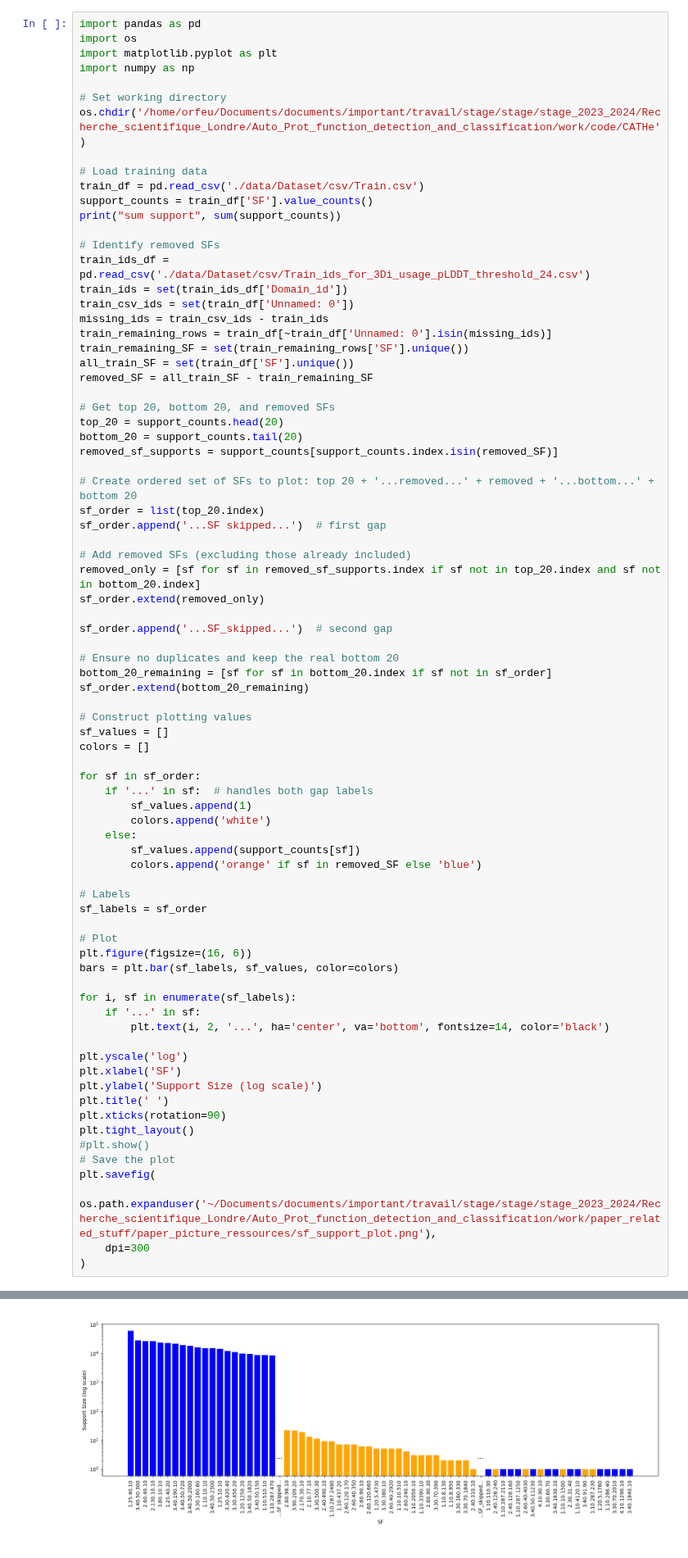
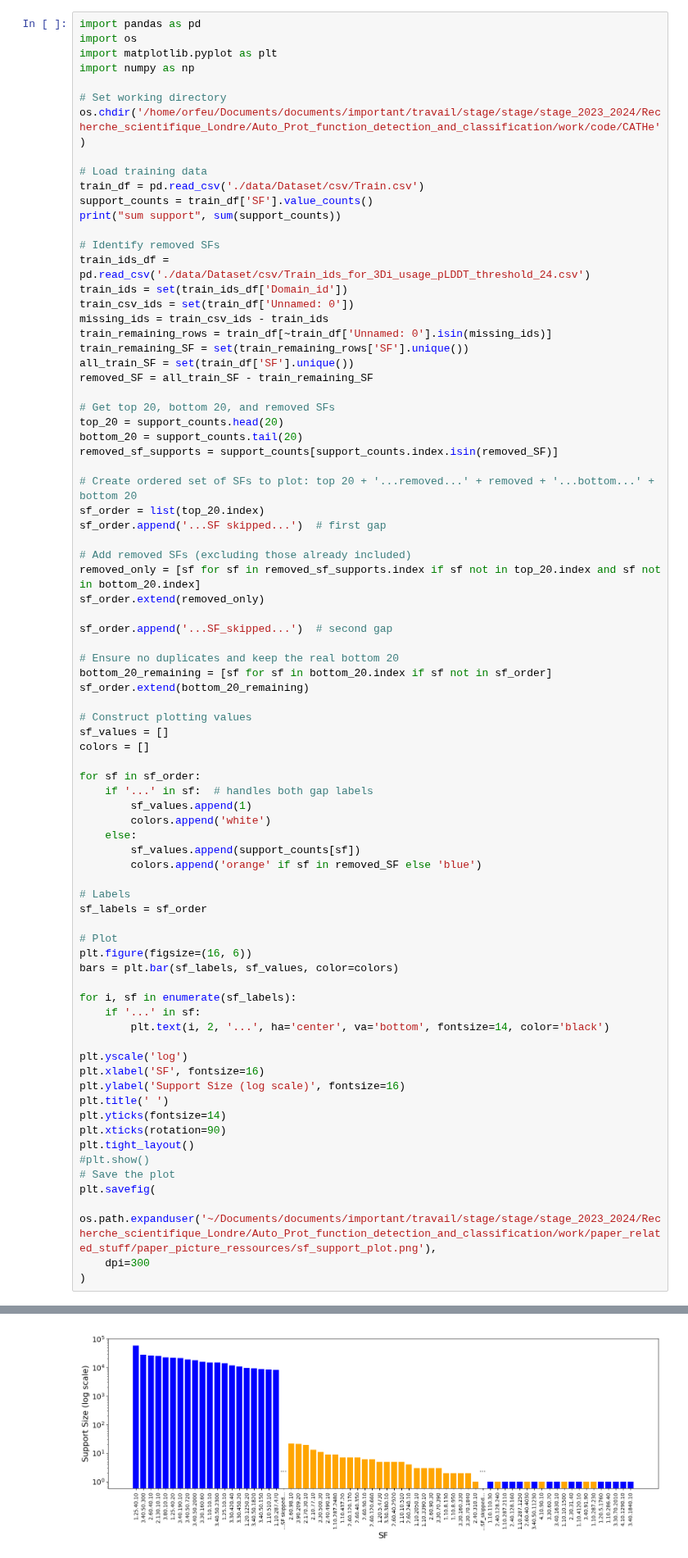
Before and after one commit to Mouret-Orfeu/CATHe2, a Jupyter notebook: data_analysis/Data_analysis.ipynb, the cells around one changed output, grey strips where cells are left out. Shown at 82% size. Saved outputs shown, nothing was run; the diff lists cells and outputs as text.

```diff
--- a/data_analysis/Data_analysis.ipynb
+++ b/data_analysis/Data_analysis.ipynb
@@ -1583,36 +1583,37 @@ for sf in sf_order:
     if '...' in sf:  # handles both gap labels
         sf_values.append(1)
         colors.append('white')
     else:
         sf_values.append(support_counts[sf])
         colors.append('orange' if sf in removed_SF else 'blue')
 
 # Labels
 sf_labels = sf_order
 
 # Plot
 plt.figure(figsize=(16, 6))
 bars = plt.bar(sf_labels, sf_values, color=colors)
 
 for i, sf in enumerate(sf_labels):
     if '...' in sf:
         plt.text(i, 2, '...', ha='center', va='bottom', fontsize=14, color='black')
 
 plt.yscale('log')
-plt.xlabel('SF')
-plt.ylabel('Support Size (log scale)')
+plt.xlabel('SF', fontsize=16)
+plt.ylabel('Support Size (log scale)', fontsize=16)
 plt.title(' ')
+plt.yticks(fontsize=14)
 plt.xticks(rotation=90)
 plt.tight_layout()
 #plt.show()
 # Save the plot
 plt.savefig(
     os.path.expanduser('~/Documents/documents/important/travail/stage/stage/stage_2023_2024/Recherche_scientifique_Londre/Auto_Prot_function_detection_and_classification/work/paper_related_stuff/paper_picture_ressources/sf_support_plot.png'),
     dpi=300
 )
 # %% [output]
 sum support 1035679
-[figure, old version]
+[figure, new version]
 # %%
 import pandas as pd
 import os
```
Also changed, not shown: parts of 3 cells of this notebook, 4 other files.
